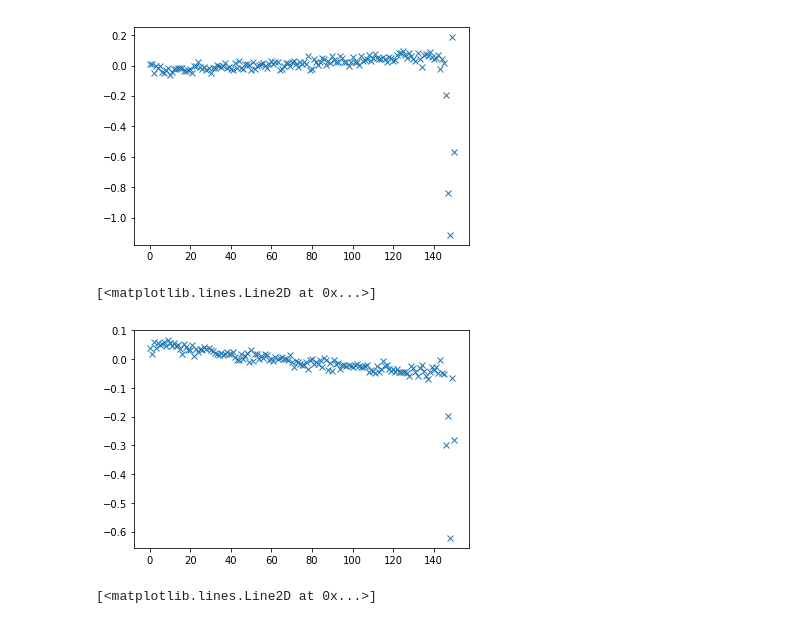
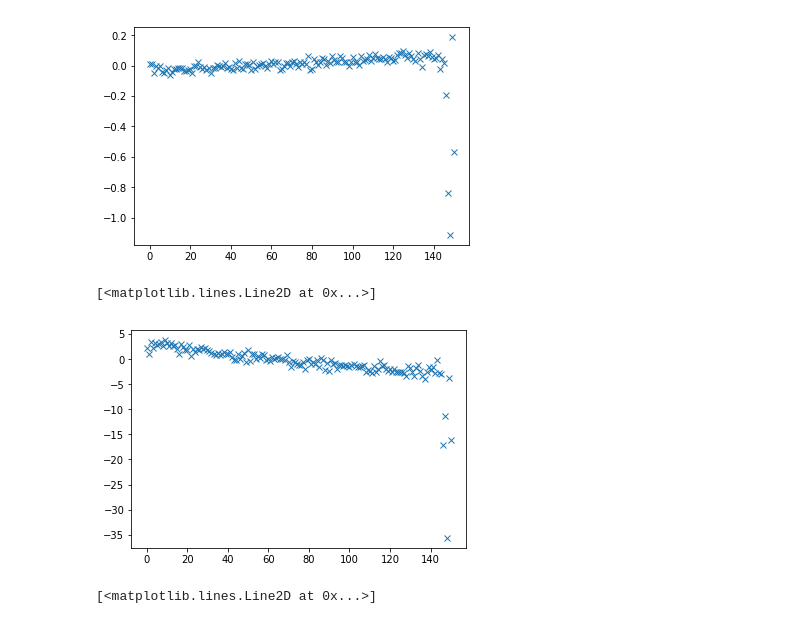
Before and after one commit to LawrenceDior/image-registration, a Jupyter notebook: AffineRegistration.ipynb, the cells around one changed output. Cells and saved outputs as stored; diff of their text form; code cells hidden in the pictures.

```diff
--- a/AffineRegistration.ipynb
+++ b/AffineRegistration.ipynb
@@ -927,7 +927,7 @@ signal_2_affine_params = np.array([[ 9.17695957e-01,  9.25923412e-01,  1.1958442
 x_scales = signal_2_affine_params.T[0]
 y_scales = signal_2_affine_params.T[1]
 shears = signal_2_affine_params.T[2]
-rotations = signal_2_affine_params.T[3]
+rotations_degrees = signal_2_affine_params.T[3] * 180 / math.pi
 x_offsets = signal_2_affine_params.T[4]
 y_offsets = signal_2_affine_params.T[5]
 # %% [markdown]
@@ -948,10 +948,10 @@ plt.plot(shears, 'x')
 [<matplotlib.lines.Line2D at 0x...>]
 [figure]
 # %%
-plt.plot(rotations, 'x')
+plt.plot(rotations_degrees, 'x')
 # %% [output]
 [<matplotlib.lines.Line2D at 0x...>]
-[figure, old version]
+[figure, new version]
 # %%
 plt.plot(x_offsets, 'x')
 # %% [output]
```
Also changed, not shown: parts of 3 cells of this notebook, 1 other file.
